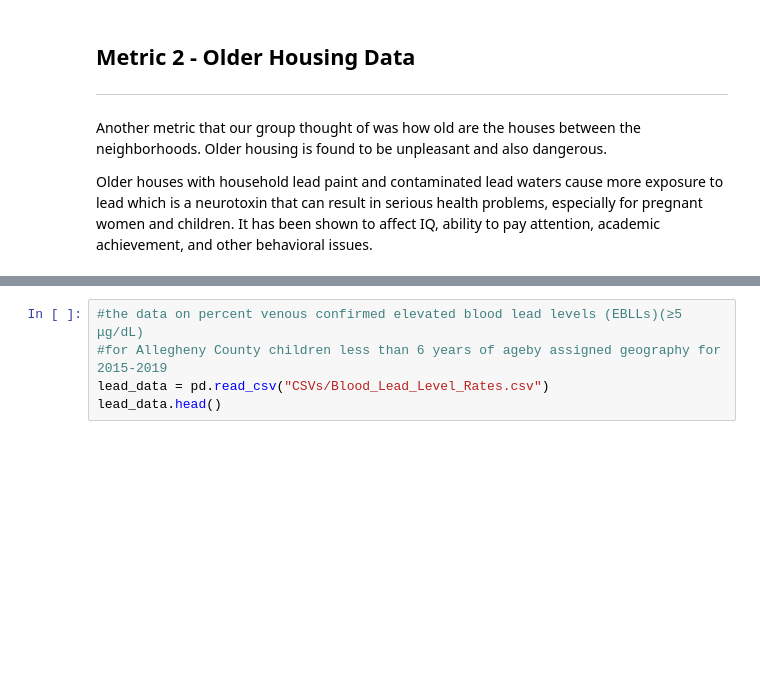
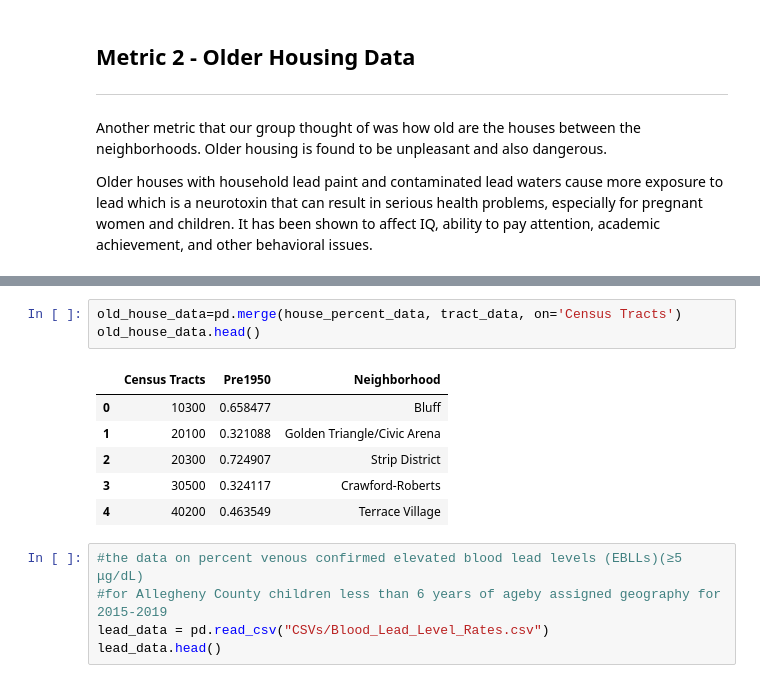
Before and after one commit to songxingyu1118/CMPINF10_Final_Project, a Jupyter notebook: Neighborhoods.ipynb, the cells around one changed output, grey strips where cells are left out. Cells and saved outputs as stored; diff of their text form; blank space fills up the shorter version.

```diff
--- a/Neighborhoods.ipynb
+++ b/Neighborhoods.ipynb
@@ -78,3 +118,13 @@ older_house_data.head()
+# %%
+old_house_data=pd.merge(house_percent_data, tract_data, on='Census Tracts')
+old_house_data.head()
+# %% [output]
+|  | Census Tracts | Pre1950 | Neighborhood |
+| 0 | 10300 | 0.658477 | Bluff |
+| 1 | 20100 | 0.321088 | Golden Triangle/Civic Arena |
+| 2 | 20300 | 0.724907 | Strip District |
+| 3 | 30500 | 0.324117 | Crawford-Roberts |
+| 4 | 40200 | 0.463549 | Terrace Village |
 # %%
 #the data on percent venous confirmed elevated blood lead levels (EBLLs)(≥5 μg/dL)
 #for Allegheny County children less than 6 years of ageby assigned geography for 2015-2019
```
Also changed, not shown: parts of 5 cells of this notebook, 1 other file.
